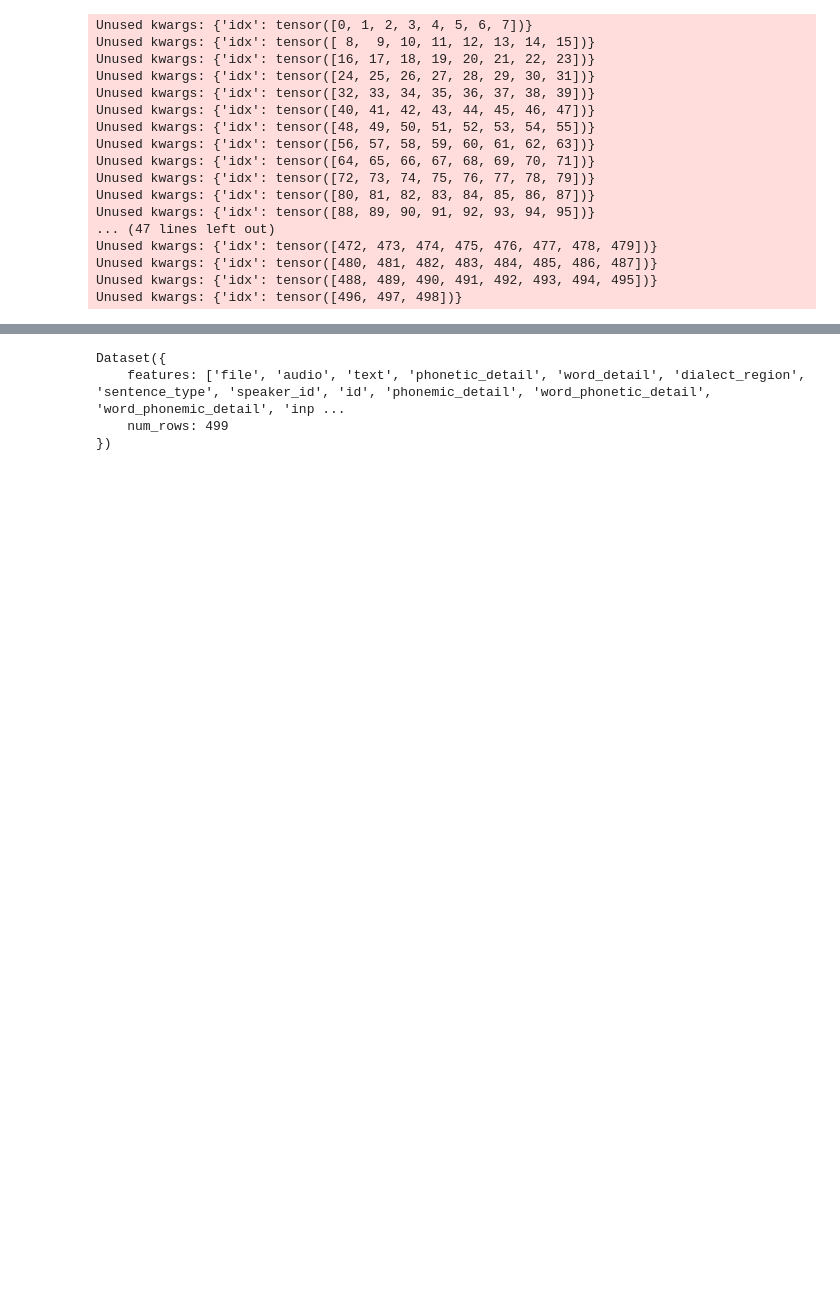
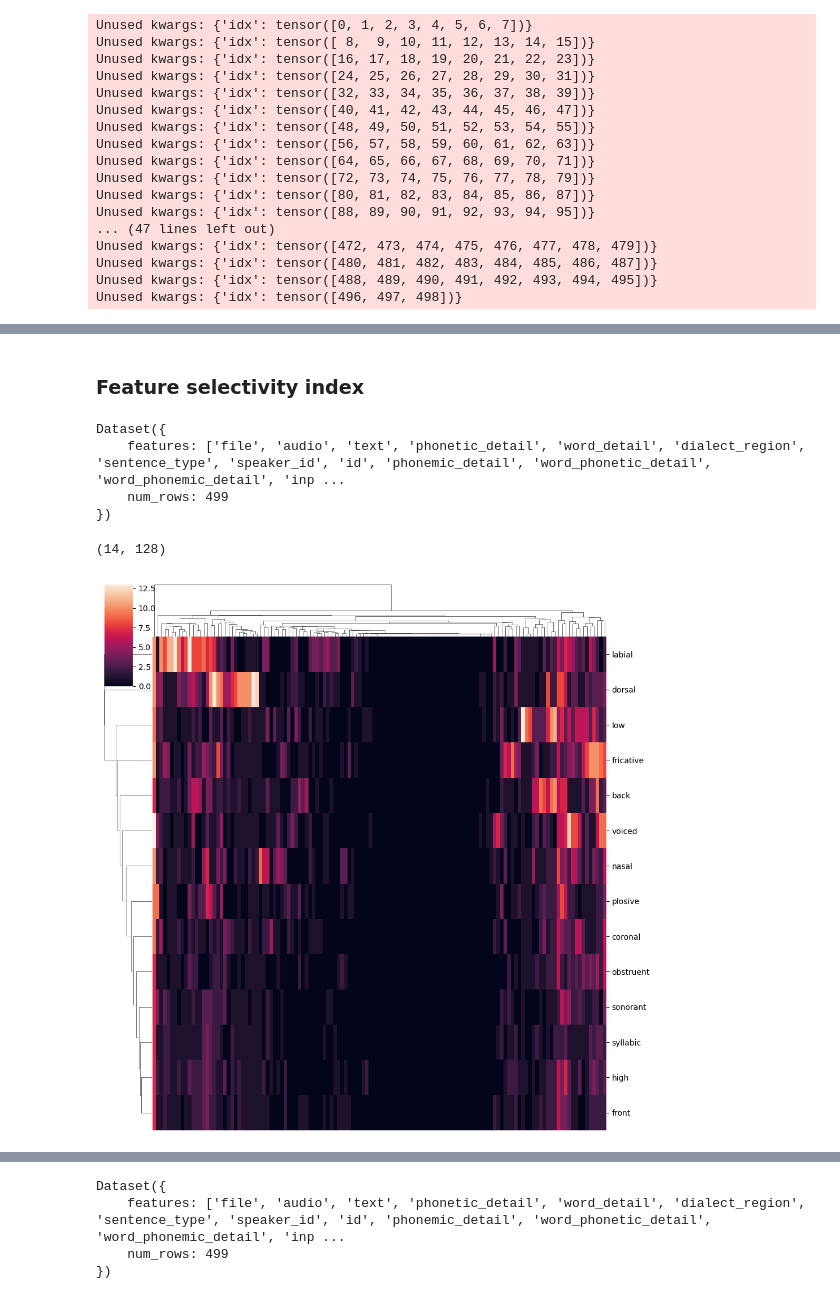
Before and after one commit to hans/ideal-word-representations, a Jupyter notebook: 20231121 acoustic-phonetic.ipynb, the cells around one changed output, grey strips where cells are left out. Saved outputs shown, nothing was run; the diff lists cells and outputs as text; code cells hidden in the pictures; blank space fills up the shorter version.

```diff
--- a/20231121 acoustic-phonetic.ipynb
+++ b/20231121 acoustic-phonetic.ipynb
@@ -625,0 +624,45 @@ rnn_hidden_state_source_to_flat_idx = {idx: i for i, idx in enumerate(flat_idxs)
+# %% [markdown]
+### Feature selectivity index
+# %%
+rnn_feature_eval_layers = [0, 1]
+
+# First characterize the response of each hidden unit to each feature
+# as the mean activation of the hidden unit over a 0-60ms time window
+# with the onset of the feature.
+rnn_feature_responses = defaultdict(list)
+rnn_feature_response_window = 0.06
+rnn_feature_agg_fn = np.mean
+
+def add_feature_responses(item, idx, eval_layers=None, model_sfreq=50, normed=True):
+    if eval_layers is None:
+        eval_layers = rnn_feature_eval_layers[:]
+
+    item_num_frames = frame_model.encoder._get_feat_extract_output_lengths(len(item["input_values"])).item()
+    compression_ratio = item_num_frames / len(item["input_values"])
+
+    for feature in feature_names:
+        # Resampling may have made some values fractional -- fix that
+        feature_values = np.array(item[f"phn_feat_{feature}"])
+        feature_values = (feature_values > 0).astype(int)
+        # Now convert span representation to onset representation
+        feature_onsets = (feature_values - np.roll(feature_values, 1)) == 1
+        feature_onset_samples = np.where(feature_onsets)[0]
+
+        for layer in eval_layers:
+            for sample in feature_onset_samples:
+                start_frame = sample
+                end_frame = int(min(sample + rnn_feature_response_window * model_sfreq, item_num_frames - 1))
+
+                hidden_state_reference = rnn_hidden_states_normed if normed else rnn_hidden_states
+                hidden_state = hidden_state_reference[rnn_hidden_state_source_to_flat_idx[idx, start_frame] : rnn_hidden_state_source_to_flat_idx[idx, end_frame],
+                                                 layer]
+                feature_response = rnn_feature_agg_fn(hidden_state, axis=0)
+                if not np.isnan(feature_response).any():
+                    rnn_feature_responses[layer, feature].append(feature_response)
+
+eval_dataset.map(add_feature_responses, with_indices=True, fn_kwargs={"eval_layers": rnn_feature_eval_layers})
+# %% [output]
+Dataset({
+    features: ['file', 'audio', 'text', 'phonetic_detail', 'word_detail', 'dialect_region', 'sentence_type', 'speaker_id', 'id', 'phonemic_detail', 'word_phonetic_detail', 'word_phonemic_detail', 'inp ...
+    num_rows: 499
+})
@@ -625,0 +678,28 @@ rnn_hidden_state_source_to_flat_idx = {idx: i for i, idx in enumerate(flat_idxs)
+# %%
+# For each feature--hidden unit pair, calculate feature selectivity index:
+# FSI_ij receives 1 point for every feature to which hidden unit i responds
+# more weakly than it did to feature j by a threshold (0.15).
+# rnn_feature_selectivity_threshold = 2
+rnn_feature_selectivity_threshold = 0.05
+rnn_feature_selectivity = np.zeros_like(rnn_feature_responses_mat)
+
+for layer_idx in range(rnn_feature_selectivity.shape[0]):
+    for hidden_idx in range(rnn_feature_selectivity.shape[1]):
+        for feature_idx in range(rnn_feature_selectivity.shape[2]):
+            feature_response = rnn_feature_responses_mat[layer_idx, hidden_idx, feature_idx]
+
+            other_feature_responses = np.concatenate([
+                rnn_feature_responses_mat[layer_idx, hidden_idx, :feature_idx],
+                rnn_feature_responses_mat[layer_idx, hidden_idx, feature_idx + 1:],
+            ])
+            rnn_feature_selectivity[layer_idx, hidden_idx, feature_idx] = (np.abs(feature_response - other_feature_responses) > rnn_feature_selectivity_threshold).sum()
+# %%
+plot_layer = 0
+plot_data = rnn_feature_selectivity[plot_layer].T
+# plot_data = plot_data[:, plot_data.sum(axis=0) > 0]
+# plot_data = plot_data[:, np.random.choice(plot_data.shape[1], size=100, replace=False)]
+print(plot_data.shape)
+clustergrid = sns.clustermap(plot_data, yticklabels=feature_names, xticklabels=False, dendrogram_ratio=0.1,)
+# %% [output]
+(14, 128)
+[figure, added]
```
Also changed, not shown: parts of 35 cells of this notebook.
